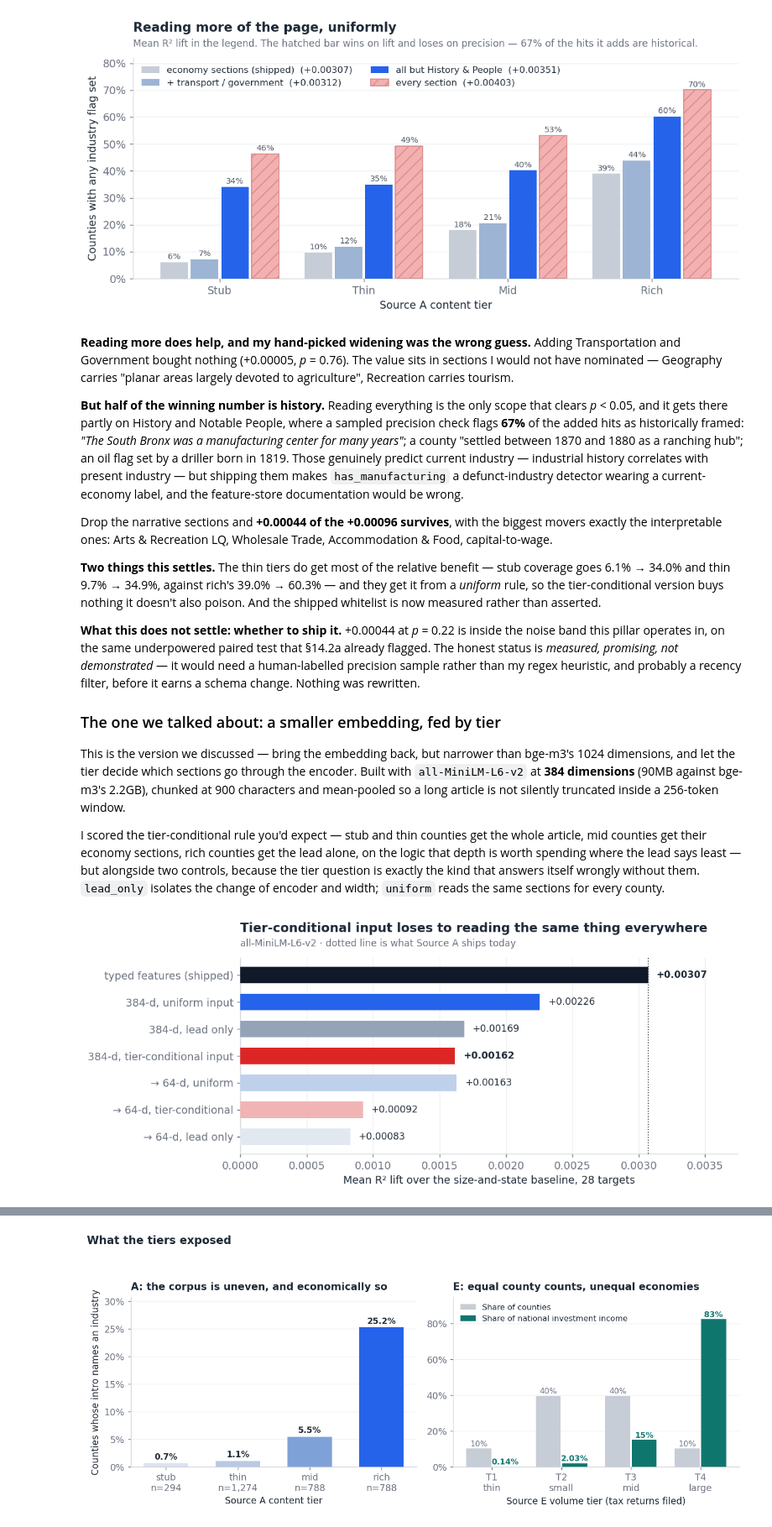
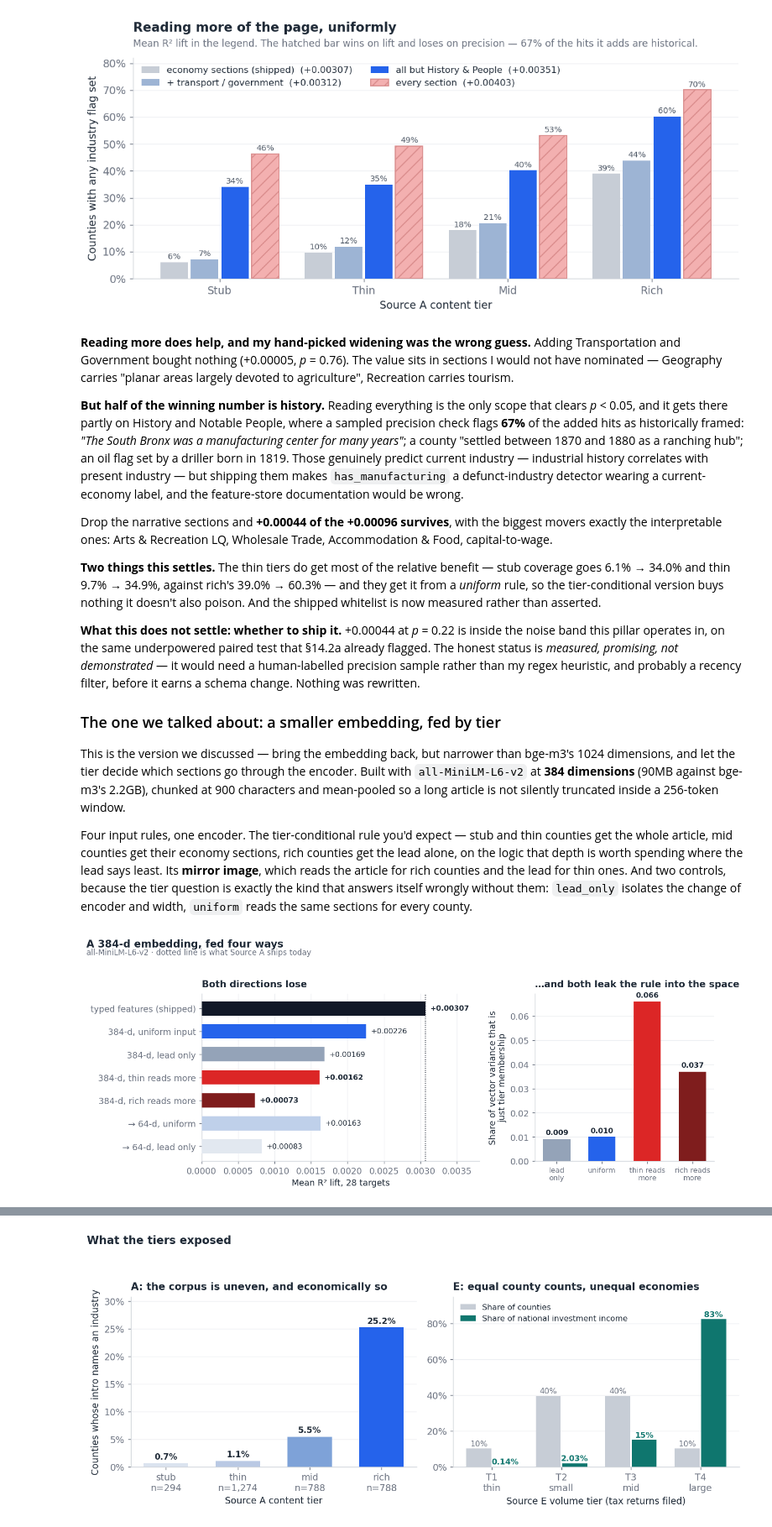
Before and after one commit to Max-Garcia-06/macro_embeddings, a Jupyter notebook: analysis-output/weekly-brief-2026-08-06.ipynb, the cells around one changed output, grey strips where cells are left out. Shown at 84% size. Saved outputs shown, nothing was run; the diff lists cells and outputs as text; code cells hidden in the pictures.

```diff
--- a/analysis-output/weekly-brief-2026-08-06.ipynb
+++ b/analysis-output/weekly-brief-2026-08-06.ipynb
@@ -263,48 +263,64 @@ encoder. Built with `all-MiniLM-L6-v2` at **384 dimensions** (90MB against bge-m
 2.2GB), chunked at 900 characters and mean-pooled so a long article is not silently
 truncated inside a 256-token window.
 
-I scored the tier-conditional rule you'd expect — stub and thin counties get the
-whole article, mid counties get their economy sections, rich counties get the lead
-alone, on the logic that depth is worth spending where the lead says least — but
-alongside two controls, because the tier question is exactly the kind that answers
-itself wrongly without them. `lead_only` isolates the change of encoder and width;
-`uniform` reads the same sections for every county.
+Four input rules, one encoder. The tier-conditional rule you'd expect — stub and thin
+counties get the whole article, mid counties get their economy sections, rich counties
+get the lead alone, on the logic that depth is worth spending where the lead says
+least. Its **mirror image**, which reads the article for rich counties and the lead
+for thin ones. And two controls, because the tier question is exactly the kind that
+answers itself wrongly without them: `lead_only` isolates the change of encoder and
+width, `uniform` reads the same sections for every county.
 # %%
 REP_ORDER = ["typed_sections", "uniform", "lead_only", "tier_conditional",
-             "uniform_pca64", "tier_conditional_pca64", "lead_only_pca64"]
+             "tier_conditional_inverse", "uniform_pca64", "lead_only_pca64"]
 REP_LABEL = {
     "typed_sections": "typed features (shipped)",
     "uniform": "384-d, uniform input",
     "lead_only": "384-d, lead only",
-    "tier_conditional": "384-d, tier-conditional input",
+    "tier_conditional": "384-d, thin reads more",
+    "tier_conditional_inverse": "384-d, rich reads more",
     "uniform_pca64": "→ 64-d, uniform",
-    "tier_conditional_pca64": "→ 64-d, tier-conditional",
     "lead_only_pca64": "→ 64-d, lead only",
 }
 lifts = {k: embed["representations"][k]["mean_lift"] for k in REP_ORDER}
+VAR_KEYS = ["lead_only", "uniform", "tier_conditional", "tier_conditional_inverse"]
+leak = {k: embed["text_diagnostics"][k]["tier_variance_share"] for k in VAR_KEYS}
 
-fig, ax = plt.subplots(figsize=(9.4, 4.0))
-colors = ["#111827", "#2563eb", "#94a3b8", "#dc2626",
-          "#bfd0ea", "#f0b4b4", "#e2e8f0"]
+fig, (axl, axr) = plt.subplots(1, 2, figsize=(11.0, 4.2),
+                               gridspec_kw={"width_ratios": [1.55, 1]})
+colors = ["#111827", "#2563eb", "#94a3b8", "#dc2626", "#7f1d1d",
+          "#bfd0ea", "#e2e8f0"]
 y = range(len(REP_ORDER))
-ax.barh(list(y), [lifts[k] for k in REP_ORDER], height=0.62, color=colors, zorder=3)
+axl.barh(list(y), [lifts[k] for k in REP_ORDER], height=0.62, color=colors, zorder=3)
 for i, k in enumerate(REP_ORDER):
-    ax.text(lifts[k] + 0.00006, i, f"{lifts[k]:+.5f}", va="center",
-            fontsize=9.5, fontweight="bold" if k in ("typed_sections", "tier_conditional")
-            else "normal", color=INK)
+    axl.text(lifts[k] + 0.00006, i, f"{lifts[k]:+.5f}", va="center", fontsize=9,
+             fontweight="bold" if k.startswith(("typed", "tier_")) else "normal",
+             color=INK)
+axl.axvline(lifts["typed_sections"], color="#111827", lw=1, ls=":", zorder=4)
+axl.set_yticks(list(y), [REP_LABEL[k] for k in REP_ORDER])
+axl.invert_yaxis()
+axl.set_xlim(0, max(lifts.values()) * 1.24)
+axl.set_xlabel("Mean R² lift, 28 targets")
+axl.set_title("Both directions lose", fontsize=11.5, loc="left", pad=8)
+axl.grid(axis="x", color="#eef0f3", zorder=0)
 
-ax.axvline(lifts["typed_sections"], color="#111827", lw=1, ls=":", zorder=4)
-ax.set_yticks(list(y), [REP_LABEL[k] for k in REP_ORDER])
-ax.invert_yaxis()
-ax.set_xlim(0, max(lifts.values()) * 1.22)
-ax.set_xlabel("Mean R² lift over the size-and-state baseline, 28 targets")
-ax.set_title("Tier-conditional input loses to reading the same thing everywhere",
-             pad=26, loc="left")
-ax.text(0, 1.06, f"{embed['encoder'].split('/')[-1]} · dotted line is what Source A "
-        "ships today",
-        transform=ax.transAxes, fontsize=9.5, color="#6b7280")
-ax.grid(axis="x", color="#eef0f3", zorder=0)
+bars = axr.bar(range(len(VAR_KEYS)), [leak[k] for k in VAR_KEYS], width=0.6,
+               color=["#94a3b8", "#2563eb", "#dc2626", "#7f1d1d"], zorder=3)
+for b, k in zip(bars, VAR_KEYS):
+    axr.text(b.get_x() + b.get_width() / 2, leak[k] + 0.0018, f"{leak[k]:.3f}",
+             ha="center", fontsize=9, fontweight="bold", color=INK)
+axr.set_xticks(range(len(VAR_KEYS)),
+               ["lead\nonly", "uniform", "thin reads\nmore", "rich reads\nmore"],
+               fontsize=8.8)
+axr.set_ylabel("Share of vector variance that is\njust tier membership")
+axr.set_title("…and both leak the rule into the space", fontsize=11.5, loc="left", pad=8)
+axr.grid(axis="y", color="#eef0f3", zorder=0)
+
+fig.suptitle("A 384-d embedding, fed four ways", x=0.008, y=1.05, ha="left",
+             fontsize=12.5, fontweight="bold")
+fig.text(0.008, 0.985, f"{embed['encoder'].split('/')[-1]} · dotted line is what "
+         "Source A ships today", ha="left", fontsize=9.5, color="#6b7280")
 plt.tight_layout()
 plt.show()
 # %% [output]
-[figure, old version]
+[figure, new version]
```
Also changed, not shown: parts of 2 cells of this notebook, 1 other file.
